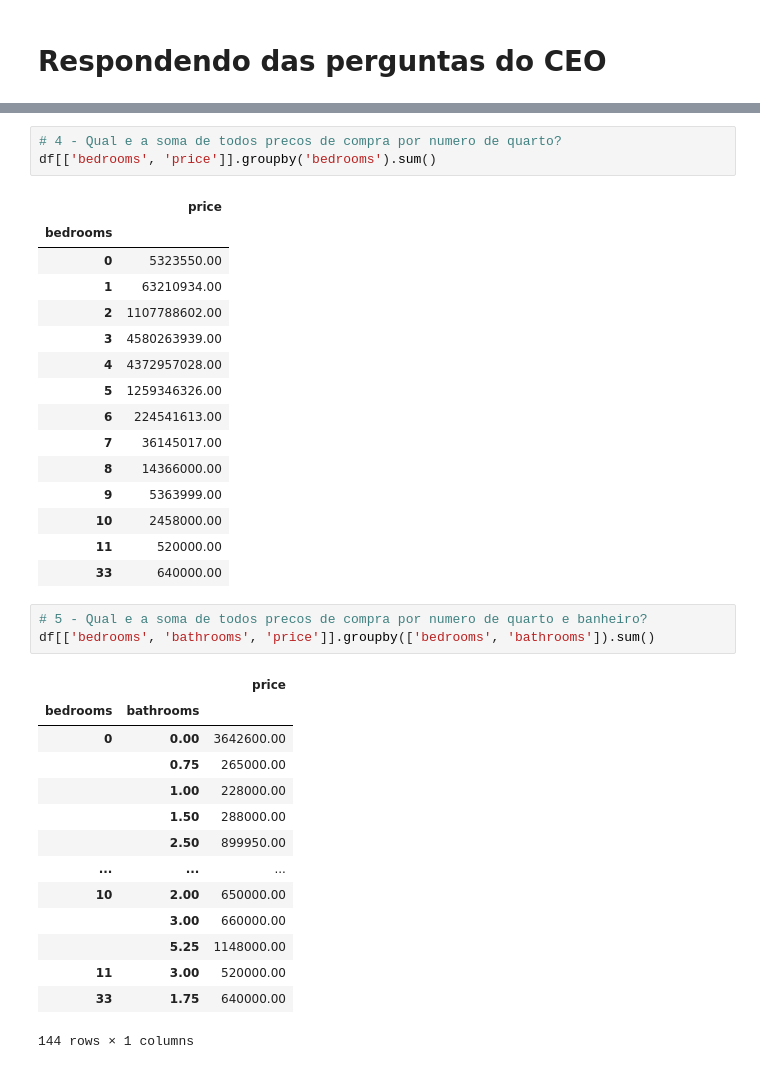
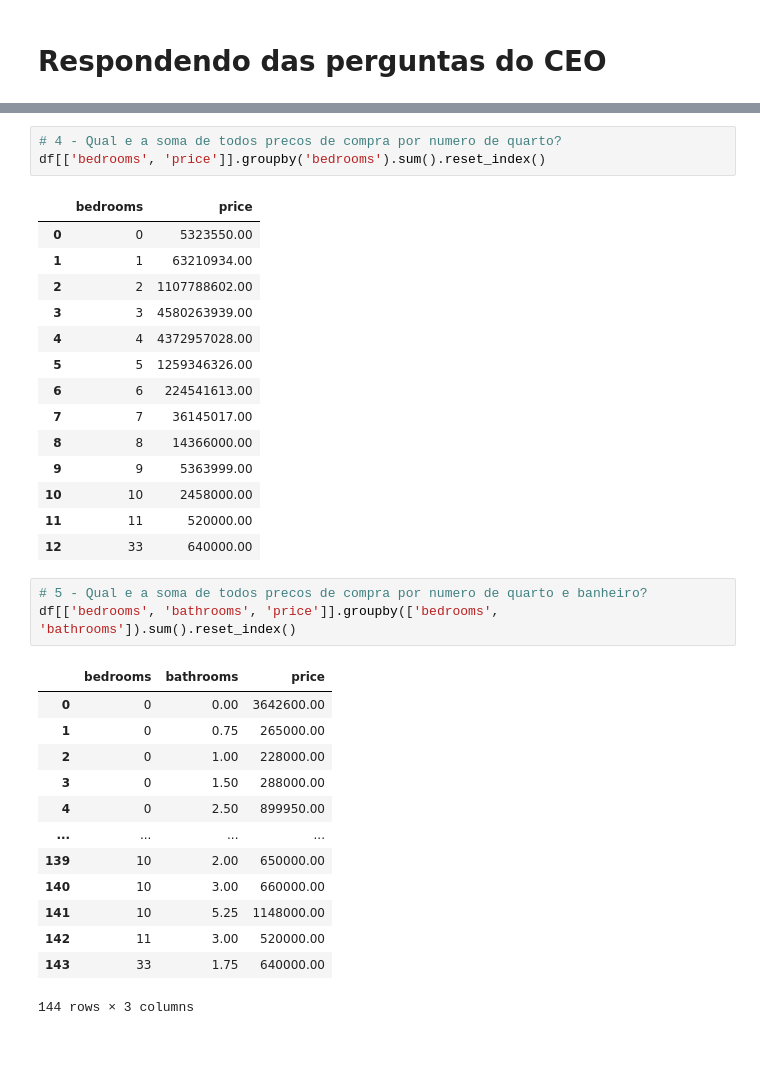
Before and after one commit to endhel/Curso-de-Python-do-ZERO-AO-DS, a Jupyter notebook: aula03.ipynb, the cells around one changed output, grey strips where cells are left out. Saved outputs shown, nothing was run; the diff lists cells and outputs as text.

```diff
--- a/aula03.ipynb
+++ b/aula03.ipynb
@@ -91,39 +88,37 @@ df[['bedrooms', 'price']].groupby('bedrooms').max()
 # %%
 # 4 - Qual e a soma de todos precos de compra por numero de quarto?
-df[['bedrooms', 'price']].groupby('bedrooms').sum()
+df[['bedrooms', 'price']].groupby('bedrooms').sum().reset_index()
 # %% [output]
-|  | price |
-| bedrooms |  |
-| 0 | 5323550.00 |
-| 1 | 63210934.00 |
-| 2 | 1107788602.00 |
-| 3 | 4580263939.00 |
-| 4 | 4372957028.00 |
-| 5 | 1259346326.00 |
-| 6 | 224541613.00 |
-| 7 | 36145017.00 |
-| 8 | 14366000.00 |
-| 9 | 5363999.00 |
-| 10 | 2458000.00 |
-| 11 | 520000.00 |
-| 33 | 640000.00 |
+|  | bedrooms | price |
+| 0 | 0 | 5323550.00 |
+| 1 | 1 | 63210934.00 |
+| 2 | 2 | 1107788602.00 |
+| 3 | 3 | 4580263939.00 |
+| 4 | 4 | 4372957028.00 |
+| 5 | 5 | 1259346326.00 |
+| 6 | 6 | 224541613.00 |
+| 7 | 7 | 36145017.00 |
+| 8 | 8 | 14366000.00 |
+| 9 | 9 | 5363999.00 |
+| 10 | 10 | 2458000.00 |
+| 11 | 11 | 520000.00 |
+| 12 | 33 | 640000.00 |
 # %%
 # 5 - Qual e a soma de todos precos de compra por numero de quarto e banheiro?
-df[['bedrooms', 'bathrooms', 'price']].groupby(['bedrooms', 'bathrooms']).sum()
+df[['bedrooms', 'bathrooms', 'price']].groupby(['bedrooms', 'bathrooms']).sum().reset_index()
 # %% [output]
-|  |  | price |
-| bedrooms | bathrooms |  |
-| 0 | 0.00 | 3642600.00 |
-|  | 0.75 | 265000.00 |
-|  | 1.00 | 228000.00 |
-|  | 1.50 | 288000.00 |
-|  | 2.50 | 899950.00 |
-| ... | ... | ... |
-| 10 | 2.00 | 650000.00 |
-|  | 3.00 | 660000.00 |
-|  | 5.25 | 1148000.00 |
-| 11 | 3.00 | 520000.00 |
-| 33 | 1.75 | 640000.00 |
+|  | bedrooms | bathrooms | price |
+| 0 | 0 | 0.00 | 3642600.00 |
+| 1 | 0 | 0.75 | 265000.00 |
+| 2 | 0 | 1.00 | 228000.00 |
+| 3 | 0 | 1.50 | 288000.00 |
+| 4 | 0 | 2.50 | 899950.00 |
+| ... | ... | ... | ... |
+| 139 | 10 | 2.00 | 650000.00 |
+| 140 | 10 | 3.00 | 660000.00 |
+| 141 | 10 | 5.25 | 1148000.00 |
+| 142 | 11 | 3.00 | 520000.00 |
+| 143 | 33 | 1.75 | 640000.00 |
-144 rows × 1 columns
+144 rows × 3 columns
 # %%
 # 6 - Qual e o tamanho medio das salas por ano de construcao?
```
Also changed, not shown: parts of 9 cells of this notebook.
